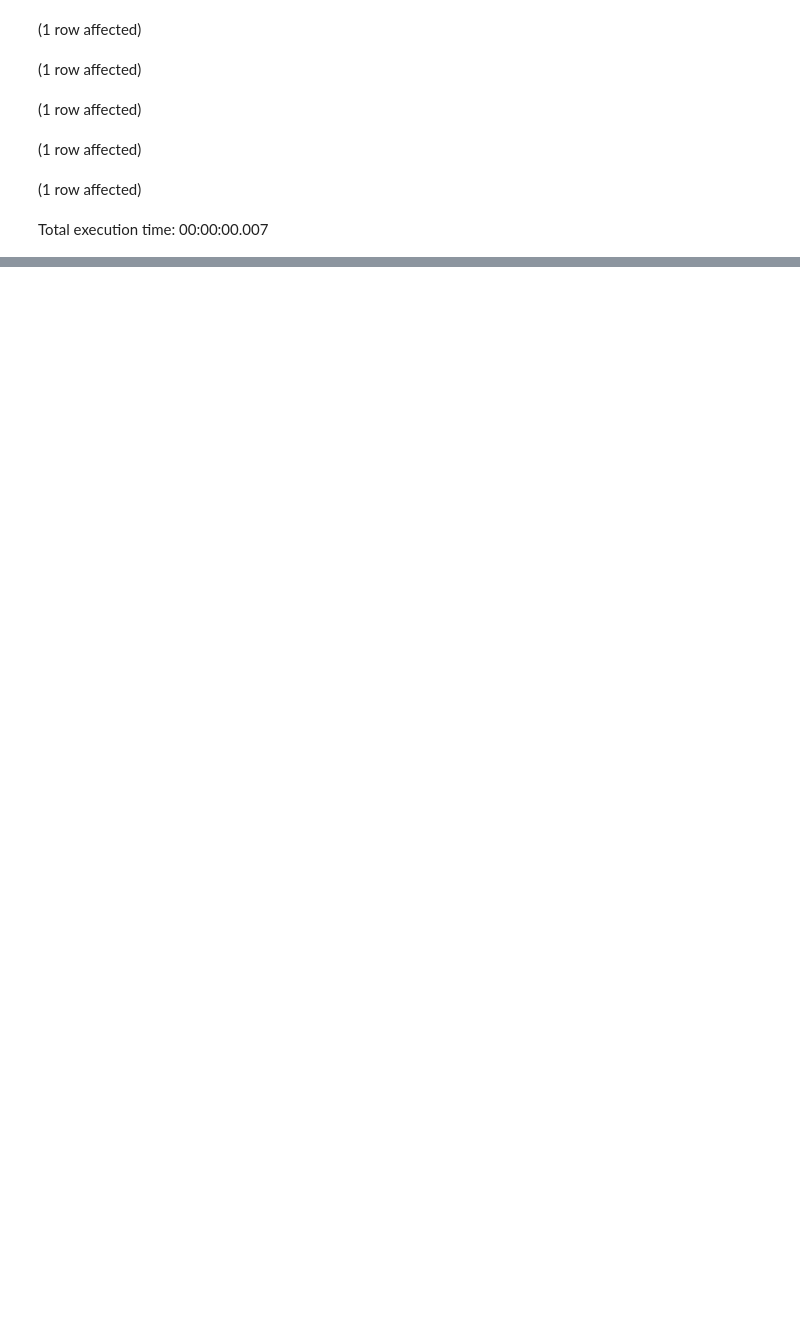
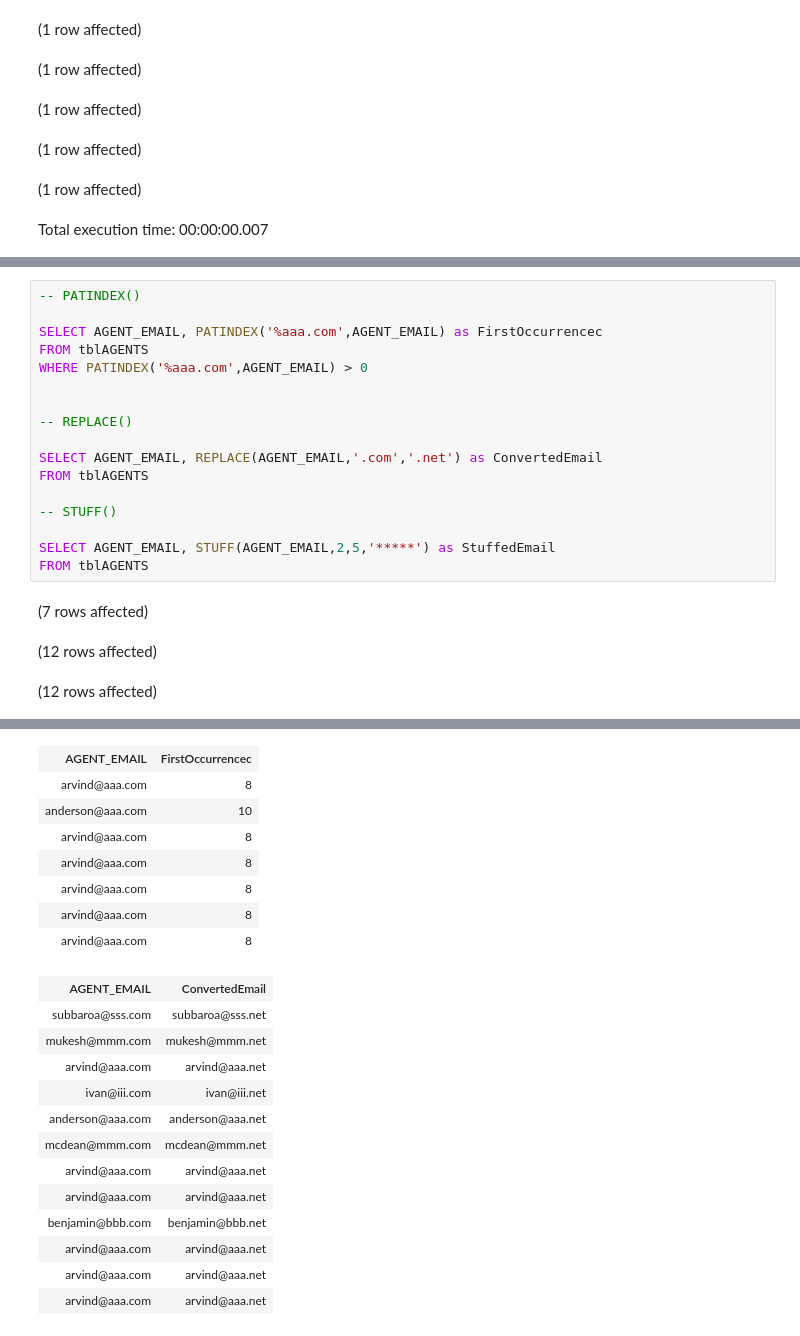
Before and after one commit to kanhaiya-bhayana-inc/Sql-server, a Jupyter notebook: Notebook 2 - Sql Server.ipynb, the cells around one changed output, grey strips where cells are left out. Saved outputs shown, nothing was run; the diff lists cells and outputs as text; blank space fills up the shorter version.

```diff
--- a/Notebook 2 - Sql Server.ipynb
+++ b/Notebook 2 - Sql Server.ipynb
@@ -155,3 +167,24 @@ Total execution time: 00:00:00.009
 | Santakumar | ar*****@aaa.com | Chennai | 0.14 |
 | Ravi Kumar | ar*****@aaa.com | Bangalore | 0.15 |
 | Lucida | ar*****@aaa.com | San Jose | 0.12 |
+# %%
+-- PATINDEX()
+
+SELECT AGENT_EMAIL, PATINDEX('%aaa.com',AGENT_EMAIL) as FirstOccurrencec
+FROM tblAGENTS
+WHERE PATINDEX('%aaa.com',AGENT_EMAIL) > 0
+
+
+-- REPLACE()
+
+SELECT AGENT_EMAIL, REPLACE(AGENT_EMAIL,'.com','.net') as ConvertedEmail
+FROM tblAGENTS
+
+-- STUFF()
+
+SELECT AGENT_EMAIL, STUFF(AGENT_EMAIL,2,5,'*****') as StuffedEmail
+FROM tblAGENTS
+# %% [output]
+(7 rows affected)
+(12 rows affected)
+(12 rows affected)
@@ -157,0 +192,21 @@ Total execution time: 00:00:00.009
+| AGENT_EMAIL | FirstOccurrencec |
+| arvind@aaa.com | 8 |
+| anderson@aaa.com | 10 |
+| arvind@aaa.com | 8 |
+| arvind@aaa.com | 8 |
+| arvind@aaa.com | 8 |
+| arvind@aaa.com | 8 |
+| arvind@aaa.com | 8 |
+| AGENT_EMAIL | ConvertedEmail |
+| subbaroa@sss.com | subbaroa@sss.net |
+| mukesh@mmm.com | mukesh@mmm.net |
+| arvind@aaa.com | arvind@aaa.net |
+| ivan@iii.com | ivan@iii.net |
+| anderson@aaa.com | anderson@aaa.net |
+| mcdean@mmm.com | mcdean@mmm.net |
+| arvind@aaa.com | arvind@aaa.net |
+| arvind@aaa.com | arvind@aaa.net |
+| benjamin@bbb.com | benjamin@bbb.net |
+| arvind@aaa.com | arvind@aaa.net |
+| arvind@aaa.com | arvind@aaa.net |
+| arvind@aaa.com | arvind@aaa.net |
```
Also changed, not shown: parts of 4 cells of this notebook.
